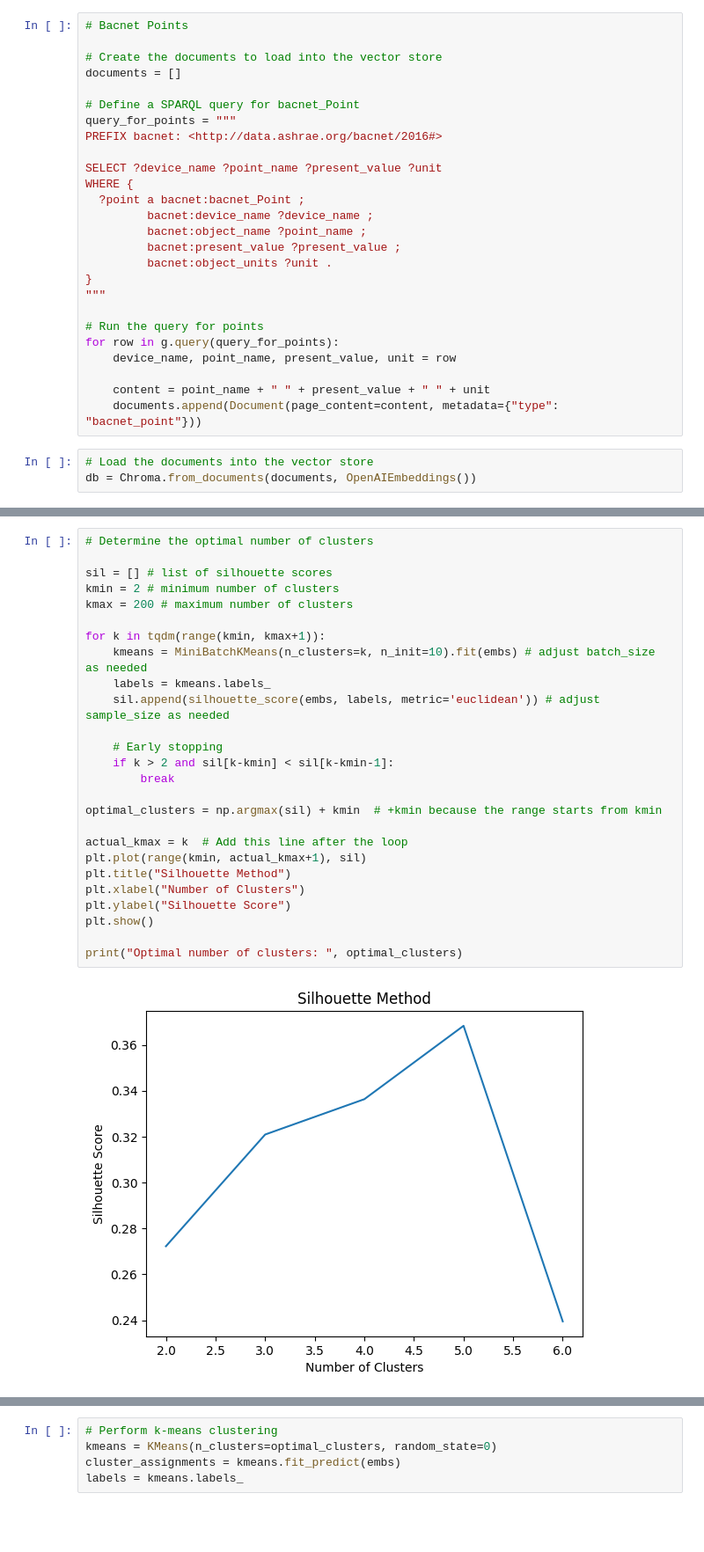
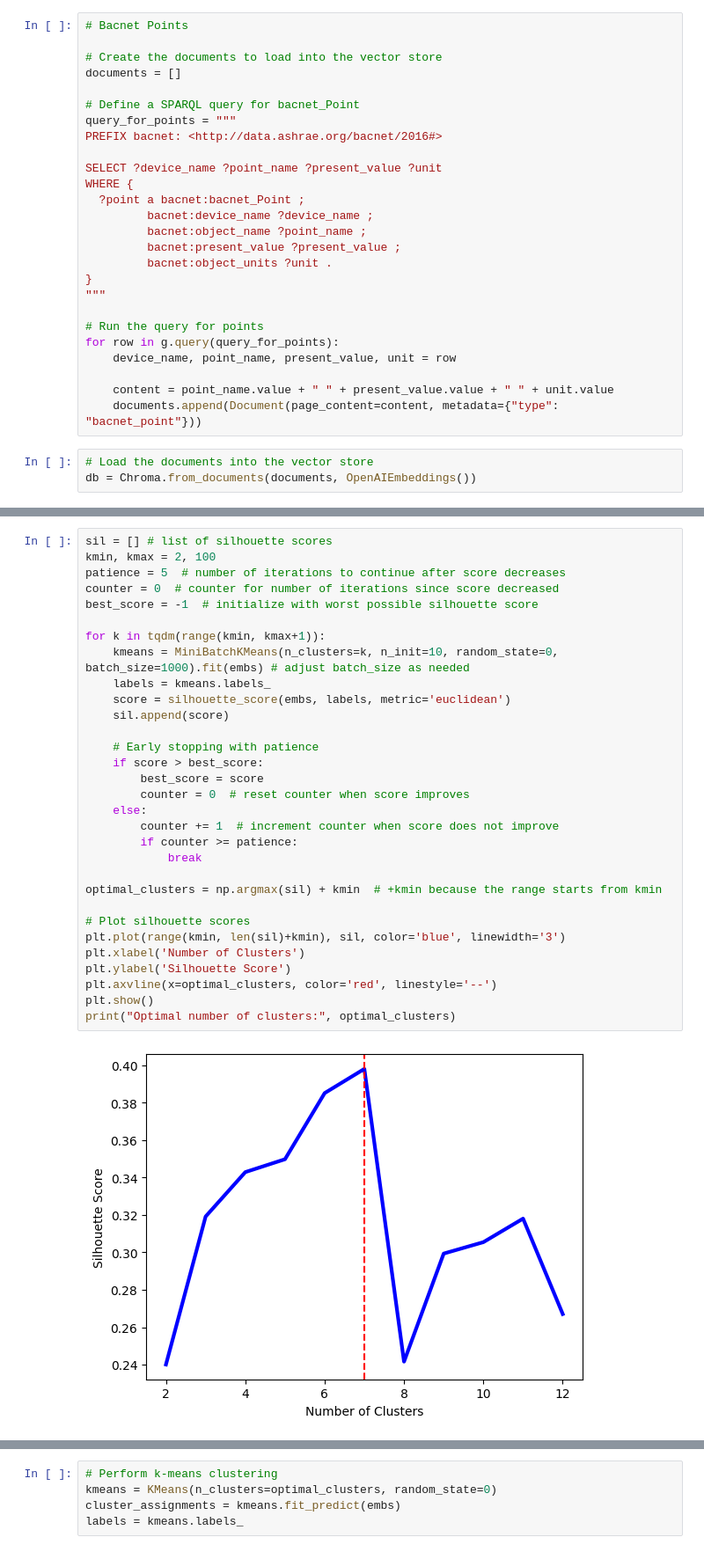
Before and after one commit to syyclops/open-operator, a Jupyter notebook: k_means_cluster.ipynb, the cells around one changed output, grey strips where cells are left out. Shown at 88% size. Cells and saved outputs as stored; diff of their text form; blank space fills up the shorter version.

Commit message:
early stoppage with clustering

```diff
--- a/k_means_cluster.ipynb
+++ b/k_means_cluster.ipynb
@@ -68,7 +68,7 @@ WHERE {
 for row in g.query(query_for_points):
     device_name, point_name, present_value, unit = row
 
-    content = point_name + " " + present_value + " " + unit
+    content = point_name.value + " " + present_value.value + " " + unit.value
     documents.append(Document(page_content=content, metadata={"type": "bacnet_point"}))
 # %%
 # Load the documents into the vector store
@@ -81,28 +83,33 @@ embs.shape
 # %%
-# Determine the optimal number of clusters
-
 sil = [] # list of silhouette scores
-kmin = 2 # minimum number of clusters
-kmax = 200 # maximum number of clusters
+kmin, kmax = 2, 100
+patience = 5  # number of iterations to continue after score decreases
+counter = 0  # counter for number of iterations since score decreased
+best_score = -1  # initialize with worst possible silhouette score
 
 for k in tqdm(range(kmin, kmax+1)):
-    kmeans = MiniBatchKMeans(n_clusters=k, n_init=10).fit(embs) # adjust batch_size as needed
+    kmeans = MiniBatchKMeans(n_clusters=k, n_init=10, random_state=0, batch_size=1000).fit(embs) # adjust batch_size as needed
     labels = kmeans.labels_
-    sil.append(silhouette_score(embs, labels, metric='euclidean')) # adjust sample_size as needed
+    score = silhouette_score(embs, labels, metric='euclidean')
+    sil.append(score)
 
-    # Early stopping
-    if k > 2 and sil[k-kmin] < sil[k-kmin-1]:
-        break
+    # Early stopping with patience
+    if score > best_score:
+        best_score = score
+        counter = 0  # reset counter when score improves
+    else:
+        counter += 1  # increment counter when score does not improve
+        if counter >= patience:
+            break
 
 optimal_clusters = np.argmax(sil) + kmin  # +kmin because the range starts from kmin
 
-actual_kmax = k  # Add this line after the loop
-plt.plot(range(kmin, actual_kmax+1), sil)
-plt.title("Silhouette Method")
-plt.xlabel("Number of Clusters")
-plt.ylabel("Silhouette Score")
+# Plot silhouette scores
+plt.plot(range(kmin, len(sil)+kmin), sil, color='blue', linewidth='3')
+plt.xlabel('Number of Clusters')
+plt.ylabel('Silhouette Score')
+plt.axvline(x=optimal_clusters, color='red', linestyle='--')
 plt.show()
-
-print("Optimal number of clusters: ", optimal_clusters)
+print("Optimal number of clusters:", optimal_clusters)
 # %% [output]
-[figure, old version]
+[figure, new version]
```
Also changed, not shown: parts of 8 cells of this notebook.
